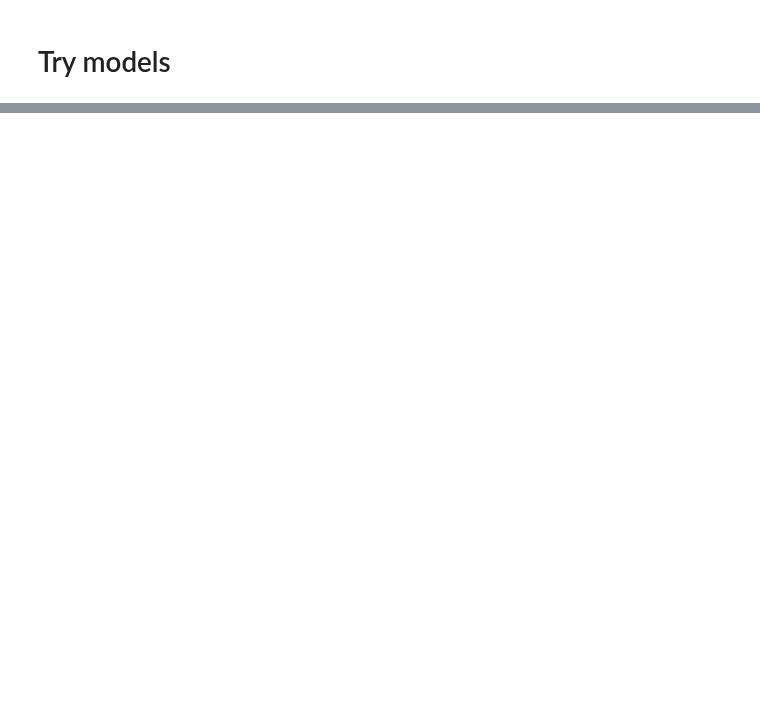
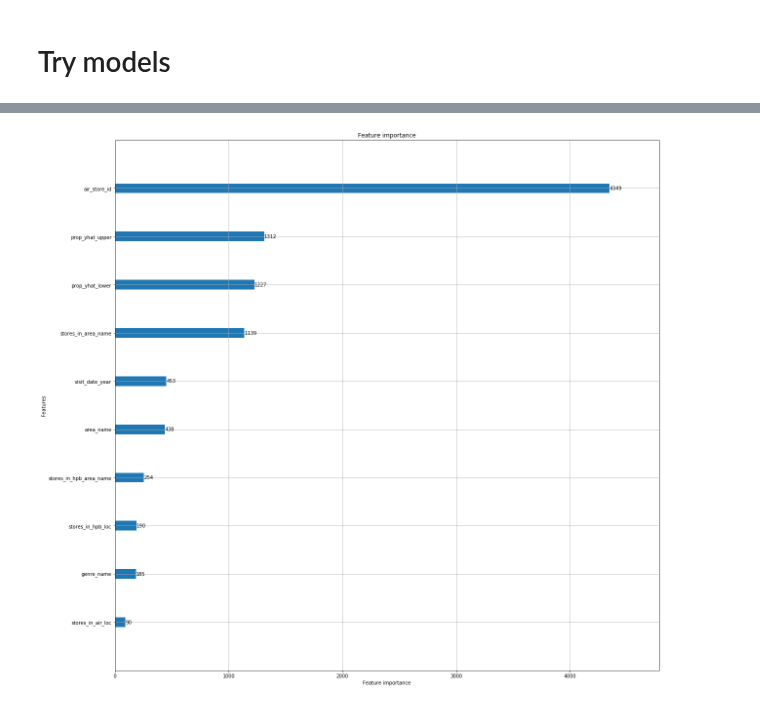
Before and after one commit to xiaochuan-du/ml_utils, a Jupyter notebook: proj/RRVF/try_model.ipynb, the cells around one changed output, grey strips where cells are left out. Cells and saved outputs as stored; diff of their text form; code cells hidden in the pictures; blank space fills up the shorter version.

```diff
--- a/proj/RRVF/try_model.ipynb
+++ b/proj/RRVF/try_model.ipynb
@@ -268,0 +293,4 @@ plt.plot(y_valid_orig[:100], c='r')
+# %%
+ax = lgb.plot_importance(gbm, max_num_features=10)
+# %% [output]
+[figure, added]
```
Also changed, not shown: parts of 16 cells of this notebook.
